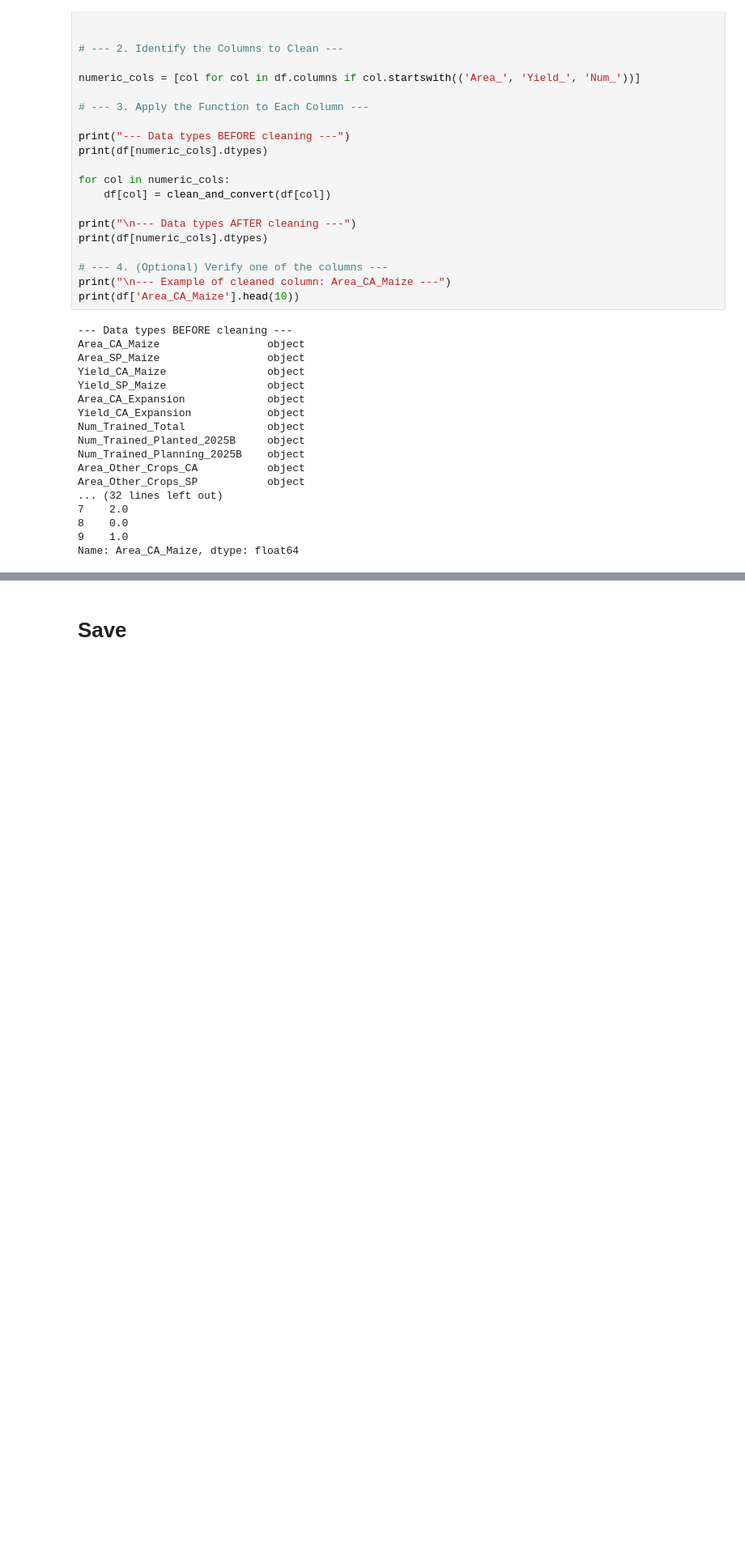
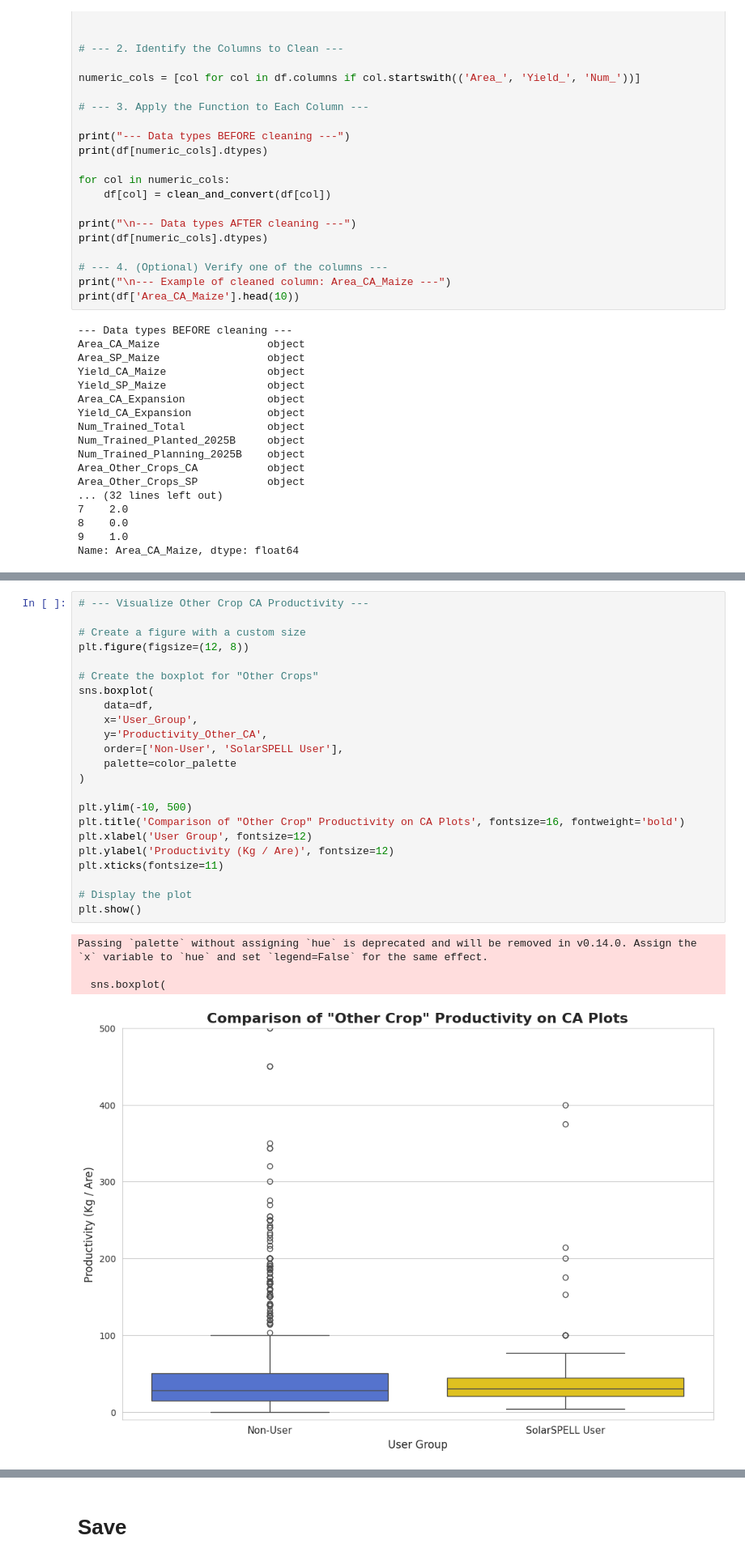
Before and after one commit to ManuelBagasina/solarspell, a Jupyter notebook: RwandaB2RClean.ipynb, the cells around one changed output, grey strips where cells are left out. Shown at 81% size. Drawn from its saved outputs; the diff is of its cells as text; blank space fills up the shorter version.

```diff
--- a/RwandaB2RClean.ipynb
+++ b/RwandaB2RClean.ipynb
@@ -230,0 +432,28 @@ Name: Area_CA_Maize, dtype: float64
+# %%
+# --- Visualize Other Crop CA Productivity ---
+
+# Create a figure with a custom size
+plt.figure(figsize=(12, 8))
+
+# Create the boxplot for "Other Crops"
+sns.boxplot(
+    data=df,
+    x='User_Group',
+    y='Productivity_Other_CA',
+    order=['Non-User', 'SolarSPELL User'],
+    palette=color_palette
+)
+
+plt.ylim(-10, 500)
+plt.title('Comparison of "Other Crop" Productivity on CA Plots', fontsize=16, fontweight='bold')
+plt.xlabel('User Group', fontsize=12)
+plt.ylabel('Productivity (Kg / Are)', fontsize=12)
+plt.xticks(fontsize=11)
+
+# Display the plot
+plt.show()
+# %% [output]
+Passing `palette` without assigning `hue` is deprecated and will be removed in v0.14.0. Assign the `x` variable to `hue` and set `legend=False` for the same effect.
+
+  sns.boxplot(
+[figure, added]
```
Also changed, not shown: parts of 25 cells of this notebook.
